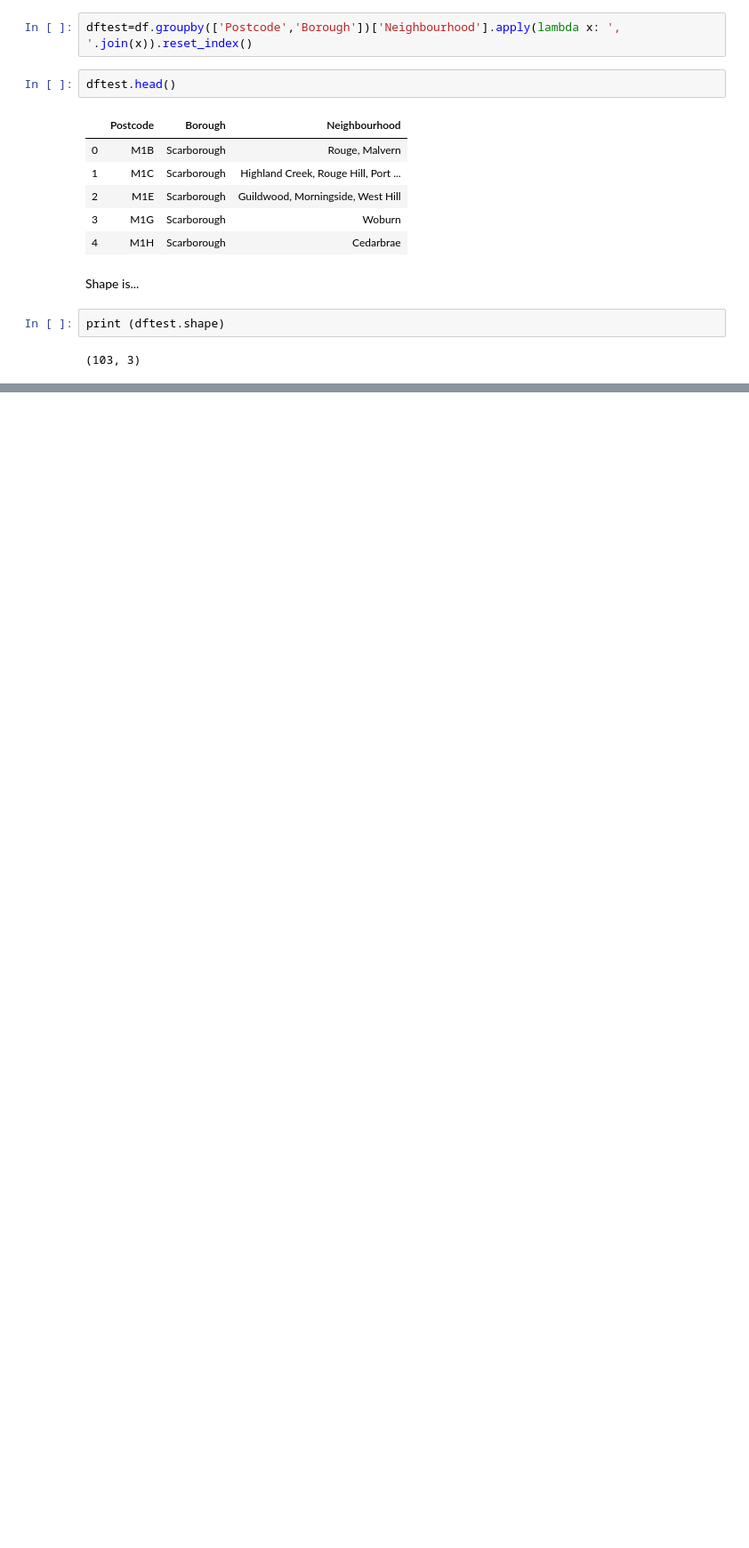
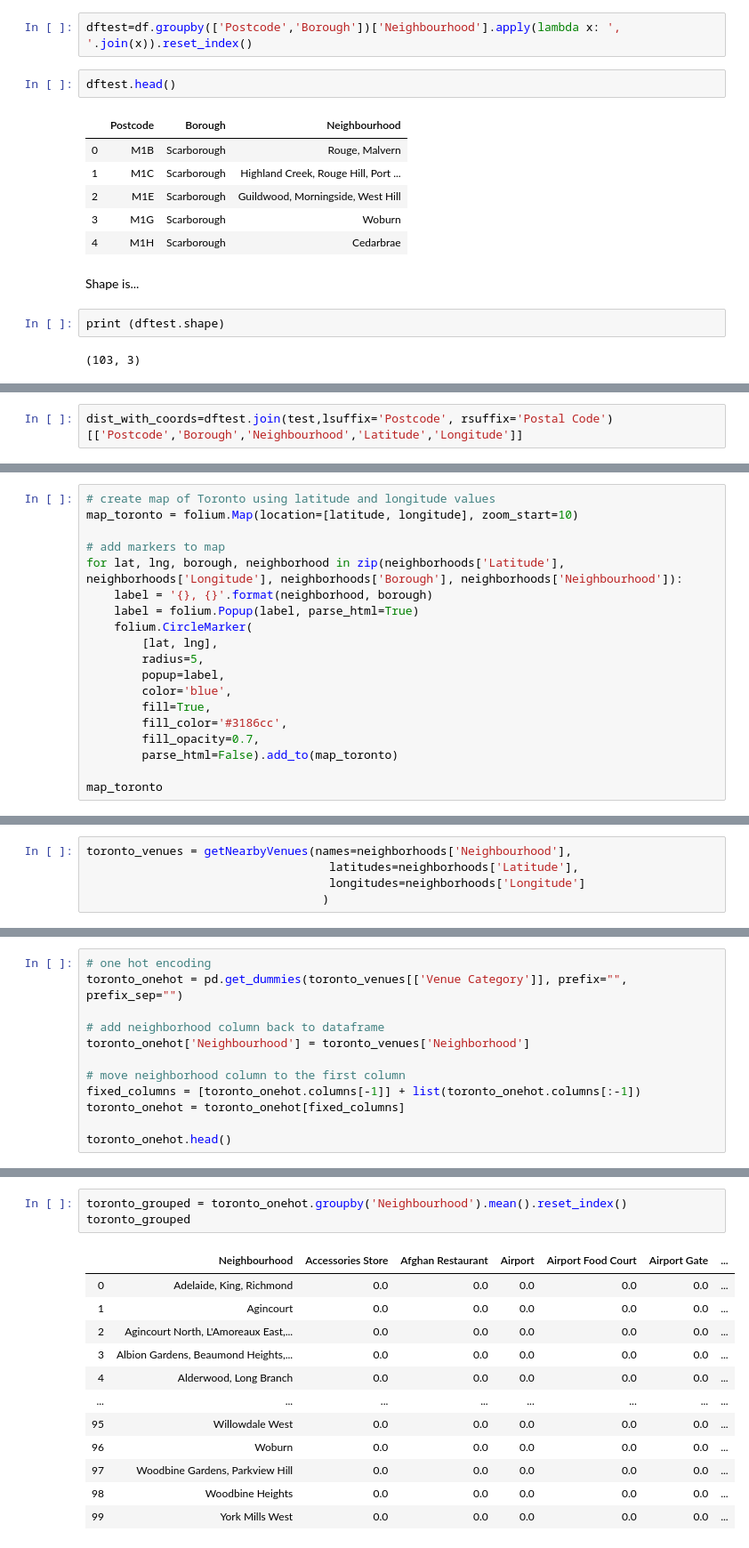
Before and after one commit to andreytank/ML_Capstone, a Jupyter notebook: Capstone.ipynb, the cells around one changed output, grey strips where cells are left out. Shown at 89% size. Saved outputs shown, nothing was run; the diff lists cells and outputs as text; blank space fills up the shorter version.

```diff
--- a/Capstone.ipynb
+++ b/Capstone.ipynb
@@ -83,0 +102,2 @@ print (dftest.shape)
+# %%
+dist_with_coords=dftest.join(test,lsuffix='Postcode', rsuffix='Postal Code')[['Postcode','Borough','Neighbourhood','Latitude','Longitude']]
@@ -83,0 +135,19 @@ print (dftest.shape)
+# %%
+# create map of Toronto using latitude and longitude values
+map_toronto = folium.Map(location=[latitude, longitude], zoom_start=10)
+
+# add markers to map
+for lat, lng, borough, neighborhood in zip(neighborhoods['Latitude'], neighborhoods['Longitude'], neighborhoods['Borough'], neighborhoods['Neighbourhood']):
+    label = '{}, {}'.format(neighborhood, borough)
+    label = folium.Popup(label, parse_html=True)
+    folium.CircleMarker(
+        [lat, lng],
+        radius=5,
+        popup=label,
+        color='blue',
+        fill=True,
+        fill_color='#3186cc',
+        fill_opacity=0.7,
+        parse_html=False).add_to(map_toronto)
+
+map_toronto
@@ -83,0 +205,5 @@ print (dftest.shape)
+# %%
+toronto_venues = getNearbyVenues(names=neighborhoods['Neighbourhood'],
+                                   latitudes=neighborhoods['Latitude'],
+                                   longitudes=neighborhoods['Longitude']
+                                  )
@@ -83,0 +253,12 @@ print (dftest.shape)
+# %%
+# one hot encoding
+toronto_onehot = pd.get_dummies(toronto_venues[['Venue Category']], prefix="", prefix_sep="")
+
+# add neighborhood column back to dataframe
+toronto_onehot['Neighbourhood'] = toronto_venues['Neighborhood']
+
+# move neighborhood column to the first column
+fixed_columns = [toronto_onehot.columns[-1]] + list(toronto_onehot.columns[:-1])
+toronto_onehot = toronto_onehot[fixed_columns]
+
+toronto_onehot.head()
@@ -83,0 +273,16 @@ print (dftest.shape)
+# %%
+toronto_grouped = toronto_onehot.groupby('Neighbourhood').mean().reset_index()
+toronto_grouped
+# %% [output]
+|  | Neighbourhood | Accessories Store | Afghan Restaurant | Airport | Airport Food Court | Airport Gate | ... |
+| 0 | Adelaide, King, Richmond | 0.0 | 0.0 | 0.0 | 0.0 | 0.0 | ... |
+| 1 | Agincourt | 0.0 | 0.0 | 0.0 | 0.0 | 0.0 | ... |
+| 2 | Agincourt North, L'Amoreaux East,... | 0.0 | 0.0 | 0.0 | 0.0 | 0.0 | ... |
+| 3 | Albion Gardens, Beaumond Heights,... | 0.0 | 0.0 | 0.0 | 0.0 | 0.0 | ... |
+| 4 | Alderwood, Long Branch | 0.0 | 0.0 | 0.0 | 0.0 | 0.0 | ... |
+| ... | ... | ... | ... | ... | ... | ... | ... |
+| 95 | Willowdale West | 0.0 | 0.0 | 0.0 | 0.0 | 0.0 | ... |
+| 96 | Woburn | 0.0 | 0.0 | 0.0 | 0.0 | 0.0 | ... |
+| 97 | Woodbine Gardens, Parkview Hill | 0.0 | 0.0 | 0.0 | 0.0 | 0.0 | ... |
+| 98 | Woodbine Heights | 0.0 | 0.0 | 0.0 | 0.0 | 0.0 | ... |
+| 99 | York Mills West | 0.0 | 0.0 | 0.0 | 0.0 | 0.0 | ... |
```
Also changed, not shown: parts of 21 cells of this notebook.
